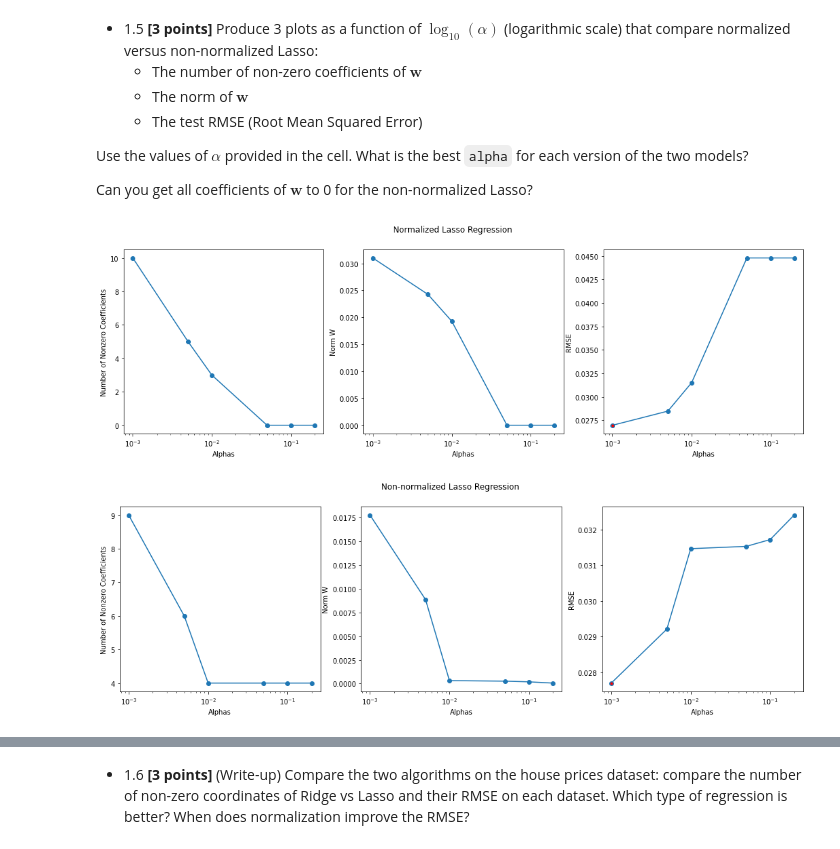
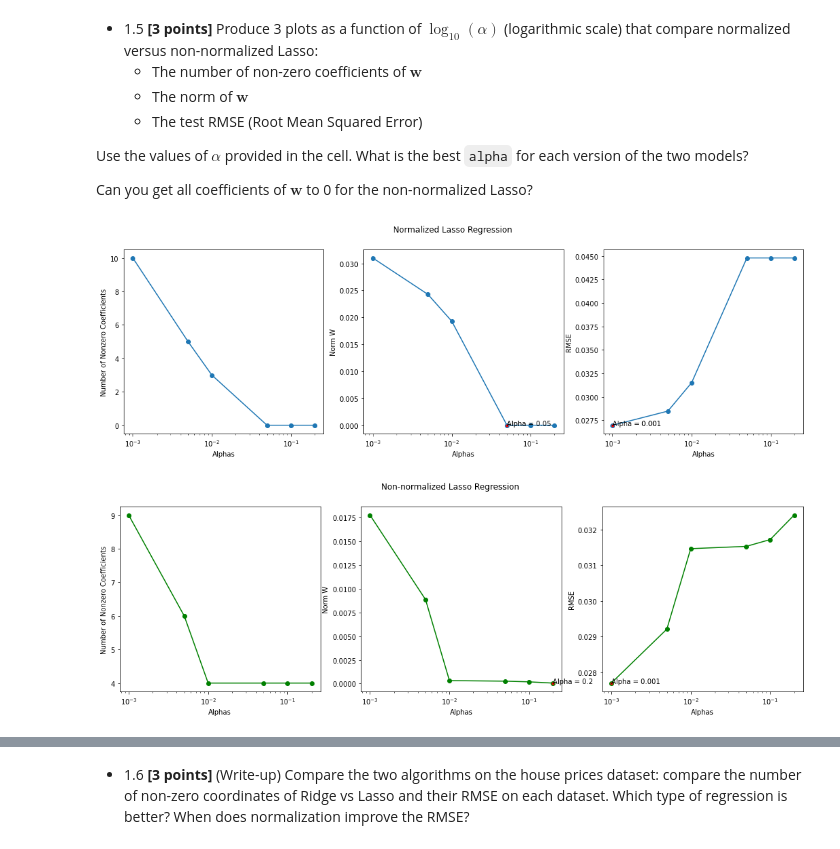
Before and after one commit to brianmoral/ML, a Jupyter notebook: Problem_Sets/Set-3/PS3-Brian-Morales.ipynb, the cells around one changed output, grey strips where cells are left out. Cells and saved outputs as stored; diff of their text form; code cells hidden in the pictures.

```diff
--- a/Problem_Sets/Set-3/PS3-Brian-Morales.ipynb
+++ b/Problem_Sets/Set-3/PS3-Brian-Morales.ipynb
@@ -466,6 +471,15 @@ for _, alpha in enumerate(alphas):
     rmse_arry[_] = rmse
     rmse_non_norm_arry[_] = rmse_non_norm
 
+min_lasso = alphas[np.argmin(rmse_arry)]
+min_lasso_non_norm = alphas[np.argmin(rmse_non_norm_arry)]
+min_lasso_rmse = np.min(rmse_arry)
+min_lass_non_rmse = np.min(rmse_non_norm_arry)
+min_norm_w  =alphas[np.argmin(norm_w_arry)]
+min_non_norm_w = alphas[np.argmin(norm_w_non_norm_array)]
+lasso_zero_coef = num_nonzero_coef_arry
+lass_zero_non_coef = num_nonzero_coef_non_norm_arry
+
 fig, (ax1, ax2, ax3) = plt.subplots(1, 3)
 fig.suptitle("Normalized Lasso Regression")
 ax1.set_xlabel('Alphas')
@@ -473,40 +487,43 @@ ax1.set_ylabel('Number of Nonzero Coefficients')
 ax1.set_xscale('log')
 ax1.plot(alphas, num_nonzero_coef_arry, marker = 'o')
 
 ax2.set_xlabel('Alphas')
 ax2.set_xscale('log')
 ax2.set_ylabel('Norm W')
 ax2.plot(alphas, norm_w_arry, marker = 'o')
+ax2.plot(min_norm_w, np.min(norm_w_arry), '.', color = 'red')
+ax2.annotate("Alpha = " + str(min_norm_w), (min_norm_w, np.min(norm_w_arry)))
 
 ax3.set_xlabel('Alphas')
 ax3.set_xscale('log')
 ax3.set_ylabel('RMSE')
 ax3.plot(alphas, rmse_arry, marker = 'o')
-ax3.plot(alphas[np.argmin(rmse_arry)], np.min(rmse_arry), '.', color = 'red')
+ax3.plot(min_lasso, np.min(rmse_arry), '.', color = 'red')
+ax3.annotate("Alpha = " + str(min_lasso), (min_lasso, np.min(rmse_arry)))
 plt.show()
 
 fig, (ax1, ax2, ax3) = plt.subplots(1, 3)
 fig.suptitle("Non-normalized Lasso Regression")
 ax1.set_xlabel('Alphas')
 ax1.set_xscale('log')
 ax1.set_ylabel('Number of Nonzero Coefficients')
-ax1.plot(alphas, num_nonzero_coef_non_norm_arry, marker = 'o')
+ax1.plot(alphas, num_nonzero_coef_non_norm_arry, marker = 'o', color = 'green')
 
 ax2.set_xlabel('Alphas')
 ax2.set_xscale('log')
 ax2.set_ylabel('Norm W')
-ax2.plot(alphas, norm_w_non_norm_array, marker = 'o')
+ax2.plot(alphas, norm_w_non_norm_array, marker = 'o', color = 'green')
+ax2.plot(min_non_norm_w, np.min(norm_w_non_norm_array), '.', color = 'red')
+ax2.annotate("Alpha = " + str(min_non_norm_w), (min_non_norm_w, np.min(norm_w_non_norm_array)))
 
 ax3.set_xlabel('Alphas')
 ax3.set_xscale('log')
 ax3.set_ylabel('RMSE')
-ax3.plot(alphas, rmse_non_norm_arry, marker = 'o')
-ax3.plot(alphas[np.argmin(rmse_non_norm_arry)], np.min(rmse_non_norm_arry), '.', color = 'red')
+ax3.plot(alphas, rmse_non_norm_arry, marker = 'o', color = 'green')
+ax3.plot(min_lasso_non_norm, np.min(rmse_non_norm_arry), '.', color = 'red')
+ax3.annotate("Alpha = " + str(min_lasso_non_norm), (min_lasso_non_norm, np.min(rmse_non_norm_arry)))
 plt.show()
-
-min_lasso = np.min(rmse_arry)
-min_lasso_non_norm = np.min(rmse_non_norm_arry)
 #END
 # %% [output]
-[figure, old version]
+[figure, new version]
-[figure, old version]
+[figure, new version]
```
Also changed, not shown: parts of 20 cells of this notebook.
